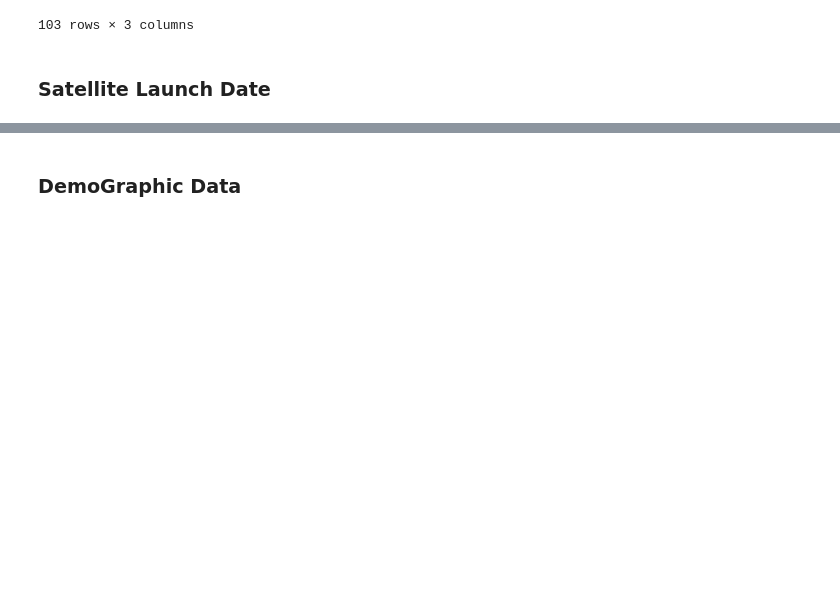
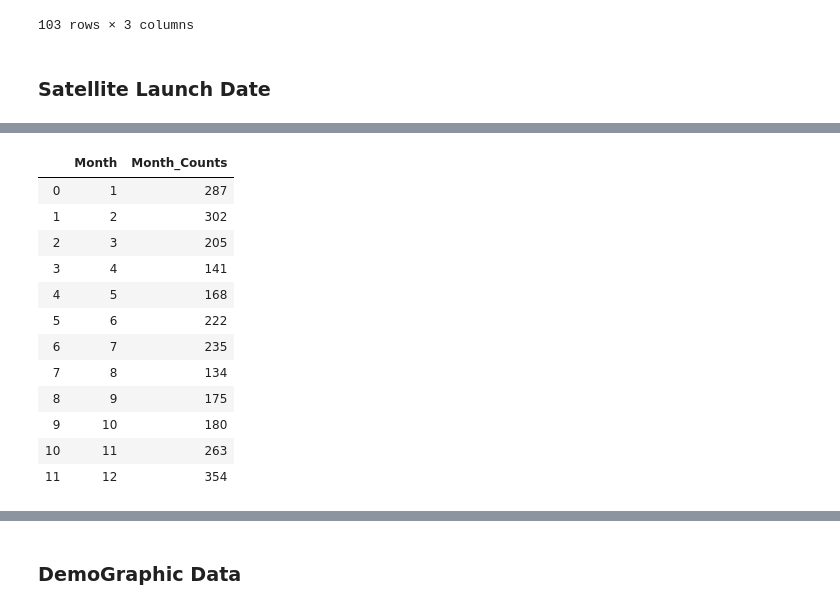
Before and after one commit to henryle-n/Global-Satellite-Launches, a Jupyter notebook: ETL.ipynb, the cells around one changed output, grey strips where cells are left out. Drawn from its saved outputs; the diff is of its cells as text; code cells hidden in the pictures; blank space fills up the shorter version.

```diff
--- a/ETL.ipynb
+++ b/ETL.ipynb
@@ -168,0 +203,20 @@ Launch_Date.to_csv(os.path.join("Data", "Launch_Date.csv"), index=False)
+# %%
+month_counts = pd.DataFrame(Launch_Date['Launch_Month'].value_counts())
+month_counts.sort_index(inplace=True, ascending=True)
+month_counts.reset_index(inplace=True)
+month_counts.rename(columns={"index": "Month", "Launch_Month" : "Month_Counts"}, inplace=True)
+month_counts
+# %% [output]
+|  | Month | Month_Counts |
+| 0 | 1 | 287 |
+| 1 | 2 | 302 |
+| 2 | 3 | 205 |
+| 3 | 4 | 141 |
+| 4 | 5 | 168 |
+| 5 | 6 | 222 |
+| 6 | 7 | 235 |
+| 7 | 8 | 134 |
+| 8 | 9 | 175 |
+| 9 | 10 | 180 |
+| 10 | 11 | 263 |
+| 11 | 12 | 354 |
```
Also changed, not shown: parts of 7 cells of this notebook, 8 other files.
